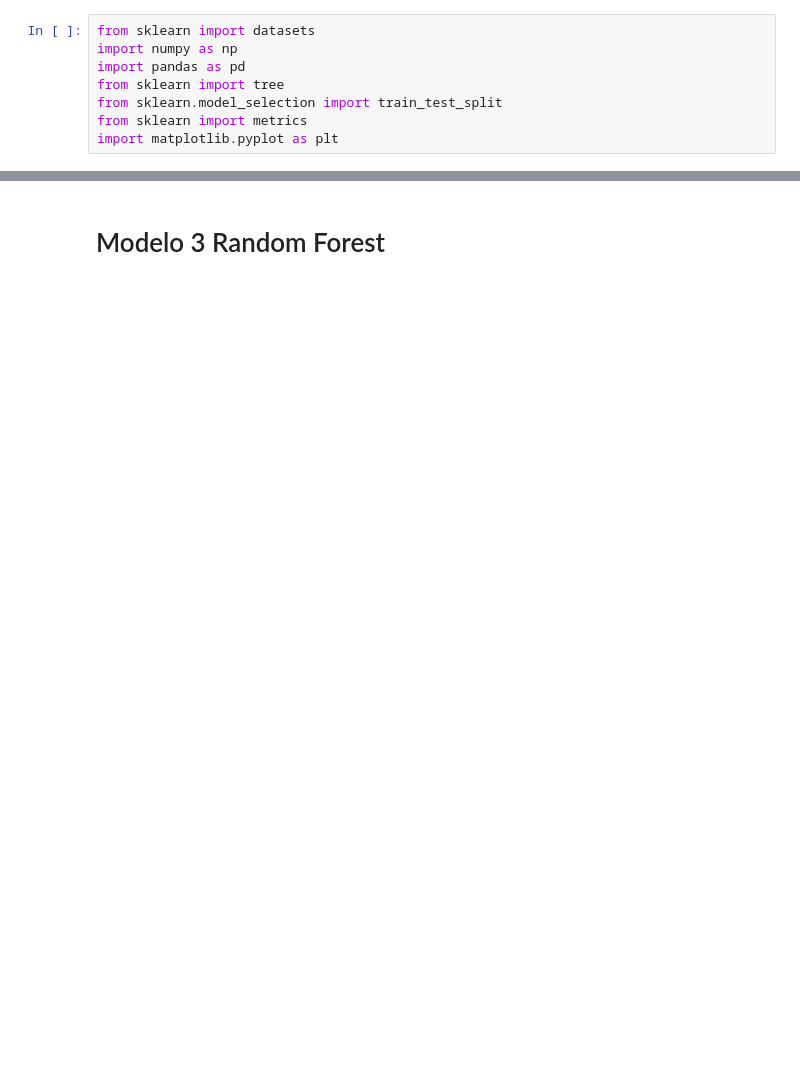
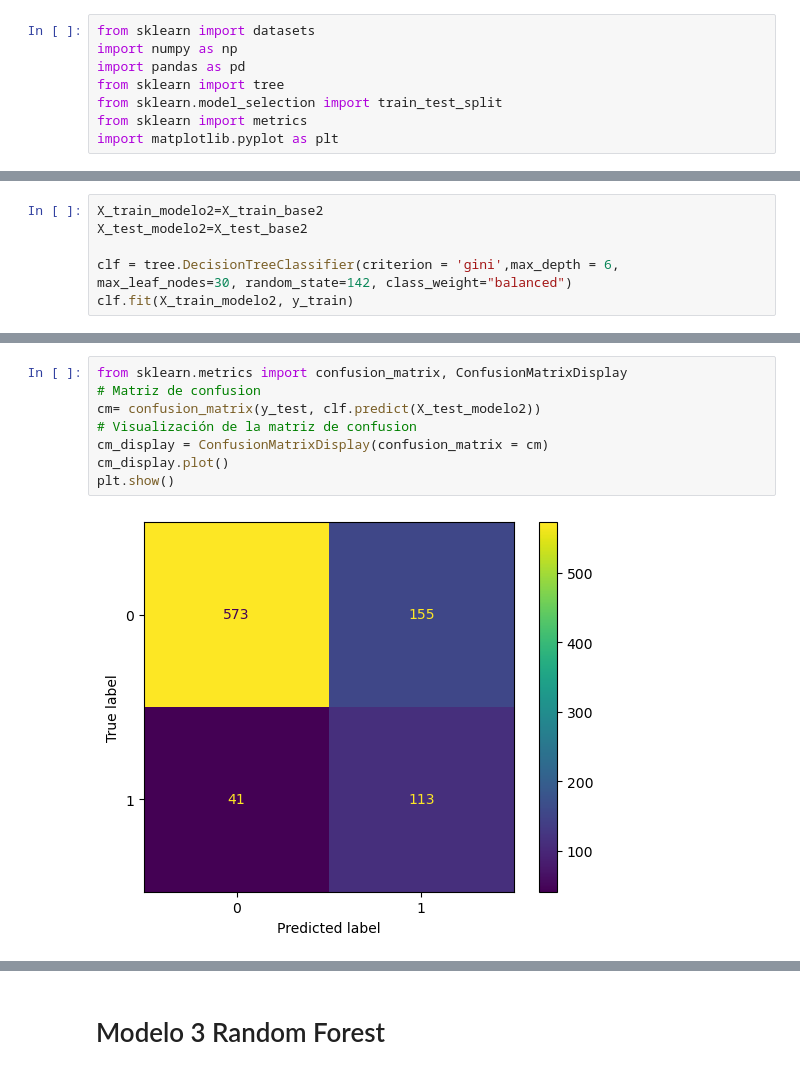
Before and after one commit to CamiloLoaiza12/Analitica2_trabajo1, a Jupyter notebook: Selección_de_variables_y_regularización.ipynb, the cells around one changed output, grey strips where cells are left out. Drawn from its saved outputs; the diff is of its cells as text; blank space fills up the shorter version.

```diff
--- a/Selección_de_variables_y_regularización.ipynb
+++ b/Selección_de_variables_y_regularización.ipynb
@@ -714,0 +691,6 @@ Número de nodos terminales: 30
+# %%
+X_train_modelo2=X_train_base2
+X_test_modelo2=X_test_base2
+
+clf = tree.DecisionTreeClassifier(criterion = 'gini',max_depth = 6, max_leaf_nodes=30, random_state=142, class_weight="balanced")
+clf.fit(X_train_modelo2, y_train)
@@ -714,0 +734,10 @@ Número de nodos terminales: 30
+# %%
+from sklearn.metrics import confusion_matrix, ConfusionMatrixDisplay
+# Matriz de confusion
+cm= confusion_matrix(y_test, clf.predict(X_test_modelo2))
+# Visualización de la matriz de confusion
+cm_display = ConfusionMatrixDisplay(confusion_matrix = cm)
+cm_display.plot()
+plt.show()
+# %% [output]
+[figure, added]
```
Also changed, not shown: parts of 54 cells of this notebook.
